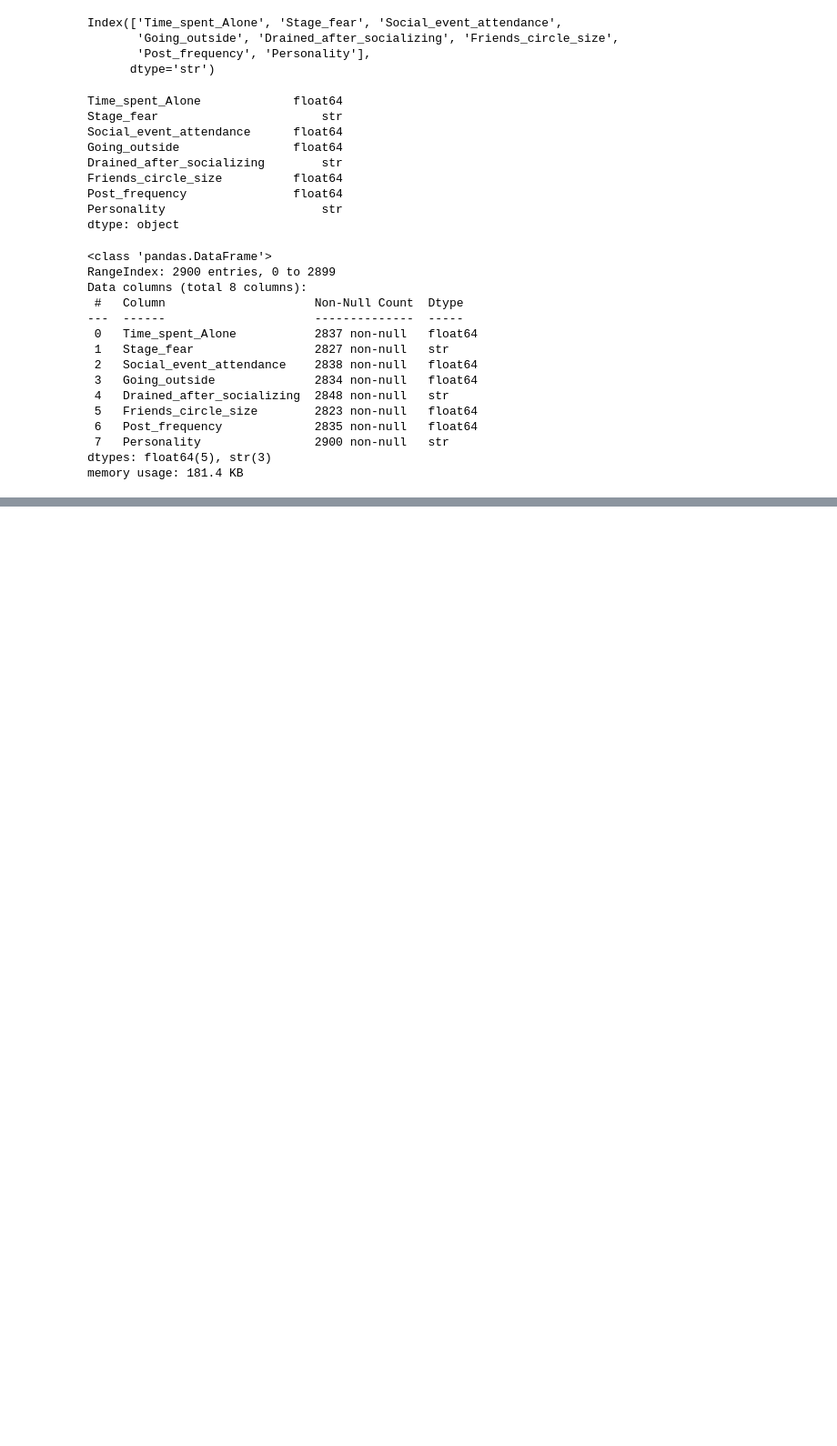
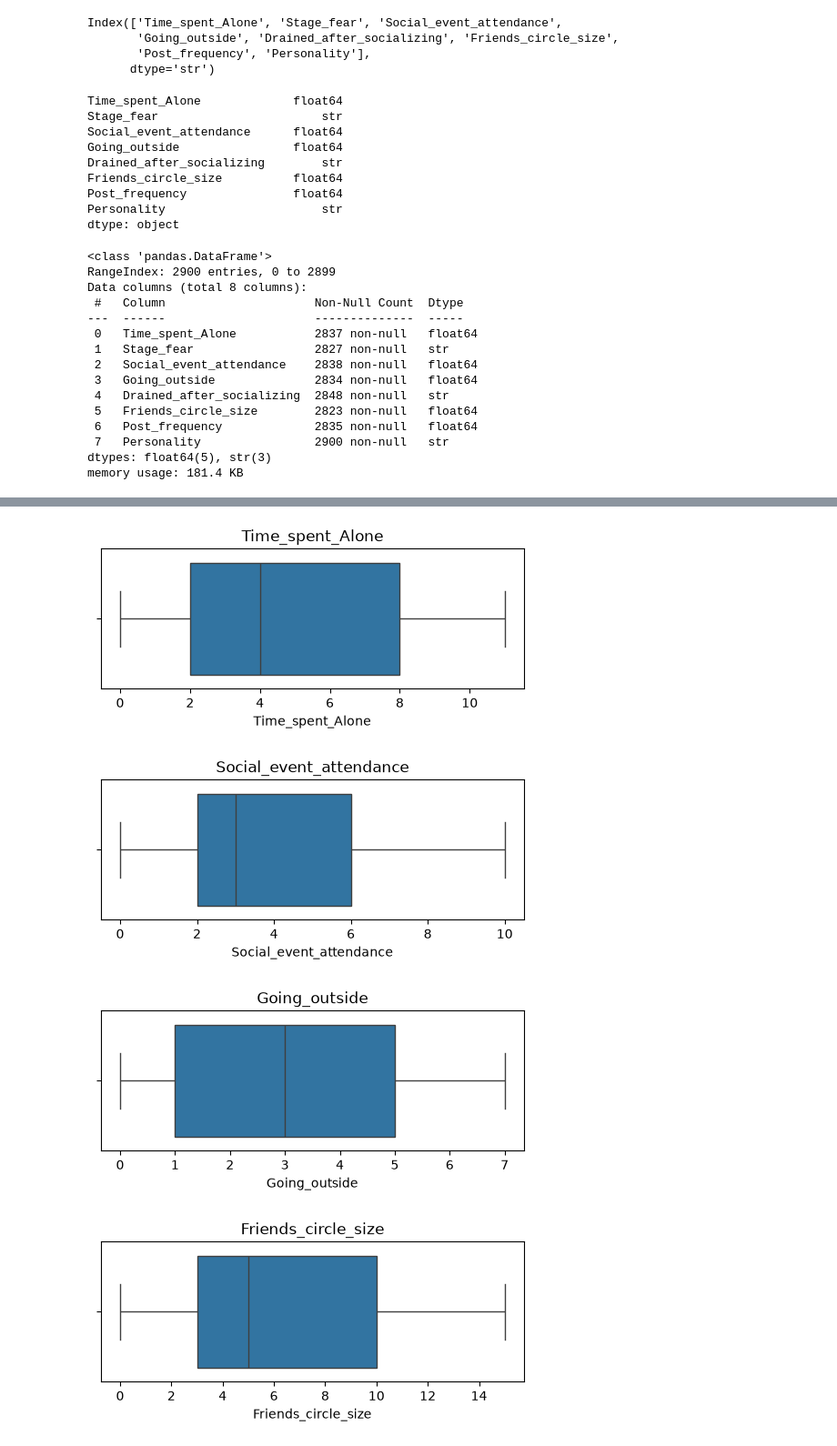
Before and after one commit to KanchanaKoralage1/Introvert-Extrovert-Predictor-With-AI-ML, a Jupyter notebook: Backend/notebook/personality_dataset.ipynb, the cells around one changed output, grey strips where cells are left out. Shown at 91% size. Drawn from its saved outputs; the diff is of its cells as text; code cells hidden in the pictures; blank space fills up the shorter version.

```diff
--- a/Backend/notebook/personality_dataset.ipynb
+++ b/Backend/notebook/personality_dataset.ipynb
@@ -77,0 +123,7 @@ memory usage: 181.4 KB
+# %%
+# uniques values
+
+for col in df.columns:
+    print(col)
+    print(df[col].nunique())
+    print()
@@ -77,0 +182,20 @@ memory usage: 181.4 KB
+# %%
+# Outlier Detection
+# Boxplots
+
+numeric_cols = df.select_dtypes(
+    include=np.number
+).columns
+
+for col in numeric_cols:
+    plt.figure(figsize=(6,2))
+    sns.boxplot(
+        x=df[col]
+    )
+    plt.title(col)
+    plt.show()
+# %% [output]
+[figure, added]
+[figure, added]
+[figure, added]
+[figure, added]
```
Also changed, not shown: parts of 22 cells of this notebook, 2 other files.
